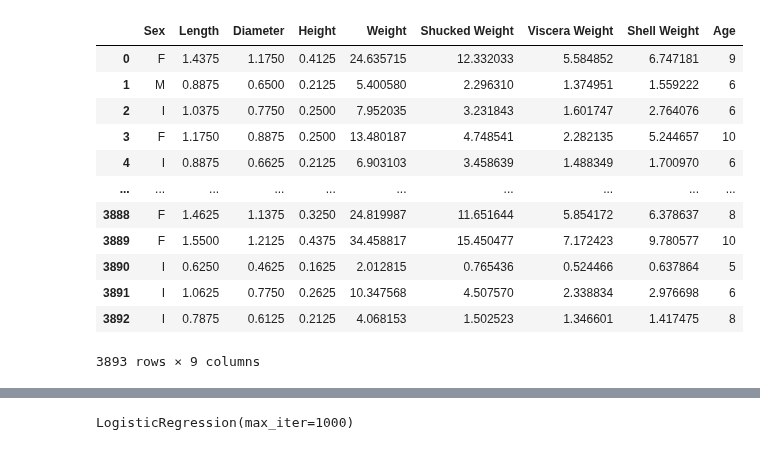
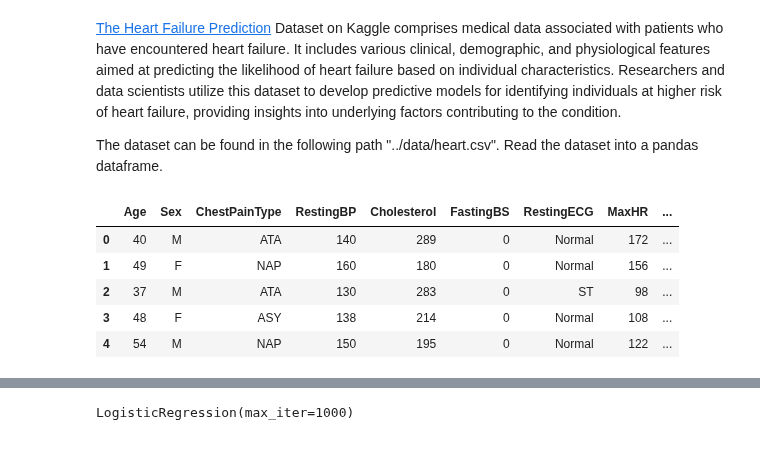
Before and after one commit to yoavram/PyDataSciBio, a Jupyter notebook: hw_solutions/hw4_classification_dimensionality_reduction.ipynb, the cells around one changed output, grey strips where cells are left out. Drawn from its saved outputs; the diff is of its cells as text; code cells hidden in the pictures.

```diff
--- a/hw_solutions/hw4_classification_dimensionality_reduction.ipynb
+++ b/hw_solutions/hw4_classification_dimensionality_reduction.ipynb
@@ -15,18 +21,16 @@ from sklearn.tree import DecisionTreeClassifier
 sns.set(style='white',context='talk',palette='Set1')
+# %% [markdown]
+[The Heart Failure Prediction](https://www.kaggle.com/datasets/fedesoriano/heart-failure-prediction/data) Dataset on Kaggle comprises medical data associated with patients who have encountered heart failure. It includes various clinical, demographic, and physiological features aimed at predicting the likelihood of heart failure based on individual characteristics. Researchers and data scientists utilize this dataset to develop predictive models for identifying individuals at higher risk of heart failure, providing insights into underlying factors contributing to the condition.
+
+The dataset can be found in the following path "../data/heart.csv".
+Read the dataset into a pandas dataframe.
 # %%
-df = pd.read_csv("../data/CrabAgePrediction.csv")
-df
+data = pd.read_csv("../data/heart.csv")
+data.head()
 # %% [output]
-|  | Sex | Length | Diameter | Height | Weight | Shucked Weight | Viscera Weight | Shell Weight | Age |
-| 0 | F | 1.4375 | 1.1750 | 0.4125 | 24.635715 | 12.332033 | 5.584852 | 6.747181 | 9 |
-| 1 | M | 0.8875 | 0.6500 | 0.2125 | 5.400580 | 2.296310 | 1.374951 | 1.559222 | 6 |
-| 2 | I | 1.0375 | 0.7750 | 0.2500 | 7.952035 | 3.231843 | 1.601747 | 2.764076 | 6 |
-| 3 | F | 1.1750 | 0.8875 | 0.2500 | 13.480187 | 4.748541 | 2.282135 | 5.244657 | 10 |
-| 4 | I | 0.8875 | 0.6625 | 0.2125 | 6.903103 | 3.458639 | 1.488349 | 1.700970 | 6 |
-| ... | ... | ... | ... | ... | ... | ... | ... | ... | ... |
-| 3888 | F | 1.4625 | 1.1375 | 0.3250 | 24.819987 | 11.651644 | 5.854172 | 6.378637 | 8 |
-| 3889 | F | 1.5500 | 1.2125 | 0.4375 | 34.458817 | 15.450477 | 7.172423 | 9.780577 | 10 |
-| 3890 | I | 0.6250 | 0.4625 | 0.1625 | 2.012815 | 0.765436 | 0.524466 | 0.637864 | 5 |
-| 3891 | I | 1.0625 | 0.7750 | 0.2625 | 10.347568 | 4.507570 | 2.338834 | 2.976698 | 6 |
-| 3892 | I | 0.7875 | 0.6125 | 0.2125 | 4.068153 | 1.502523 | 1.346601 | 1.417475 | 8 |
+|  | Age | Sex | ChestPainType | RestingBP | Cholesterol | FastingBS | RestingECG | MaxHR | ... |
+| 0 | 40 | M | ATA | 140 | 289 | 0 | Normal | 172 | ... |
+| 1 | 49 | F | NAP | 160 | 180 | 0 | Normal | 156 | ... |
+| 2 | 37 | M | ATA | 130 | 283 | 0 | ST | 98 | ... |
+| 3 | 48 | F | ASY | 138 | 214 | 0 | Normal | 108 | ... |
+| 4 | 54 | M | NAP | 150 | 195 | 0 | Normal | 122 | ... |
-3893 rows × 9 columns
```
Also changed, not shown: parts of 33 cells of this notebook, 13 other files.
